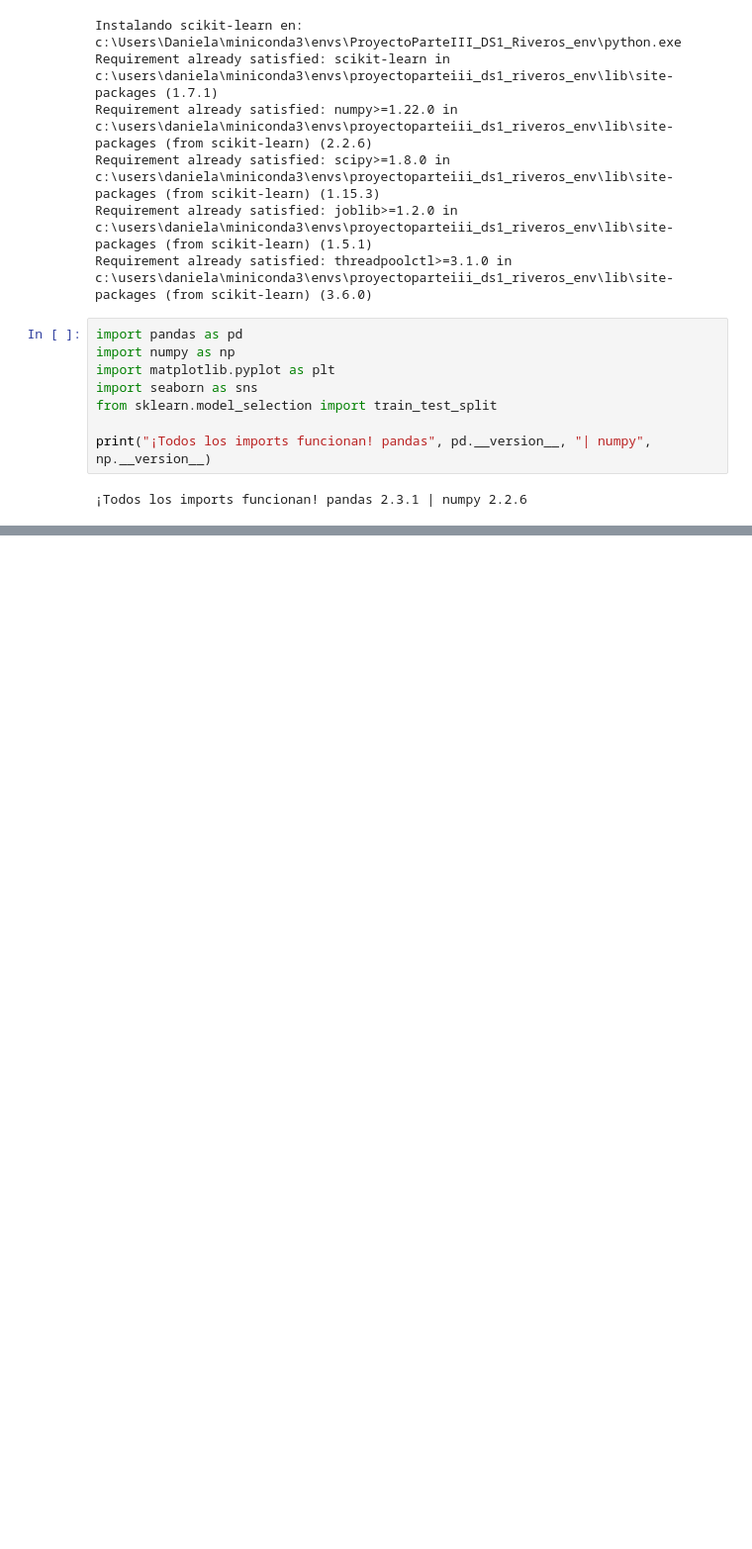
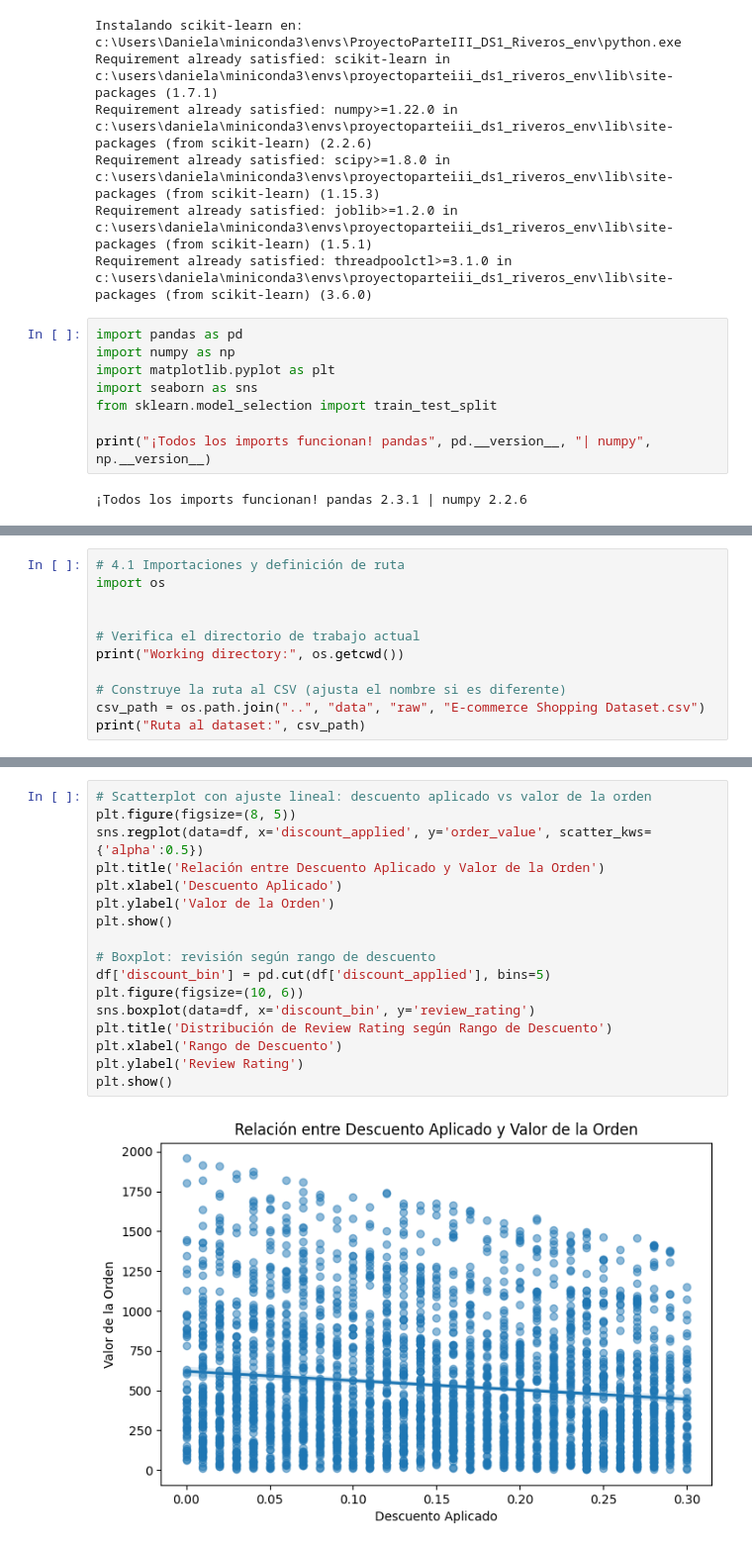
Before and after one commit to rgriveros/data-science-proyecto, a Jupyter notebook: notebooks/ProyectoParteIII_RiverosLobos.ipynb, the cells around one changed output, grey strips where cells are left out. Shown at 99% size. Cells and saved outputs as stored; diff of their text form; blank space fills up the shorter version.

```diff
--- a/notebooks/ProyectoParteIII_RiverosLobos.ipynb
+++ b/notebooks/ProyectoParteIII_RiverosLobos.ipynb
@@ -133,0 +137,11 @@ dtype: int64
+# %%
+# 4.1 Importaciones y definición de ruta
+import os
+
+
+# Verifica el directorio de trabajo actual
+print("Working directory:", os.getcwd())
+
+# Construye la ruta al CSV (ajusta el nombre si es diferente)
+csv_path = os.path.join("..", "data", "raw", "E-commerce Shopping Dataset.csv")
+print("Ruta al dataset:", csv_path)
@@ -133,0 +460,19 @@ dtype: int64
+# %%
+# Scatterplot con ajuste lineal: descuento aplicado vs valor de la orden
+plt.figure(figsize=(8, 5))
+sns.regplot(data=df, x='discount_applied', y='order_value', scatter_kws={'alpha':0.5})
+plt.title('Relación entre Descuento Aplicado y Valor de la Orden')
+plt.xlabel('Descuento Aplicado')
+plt.ylabel('Valor de la Orden')
+plt.show()
+
+# Boxplot: revisión según rango de descuento
+df['discount_bin'] = pd.cut(df['discount_applied'], bins=5)
+plt.figure(figsize=(10, 6))
+sns.boxplot(data=df, x='discount_bin', y='review_rating')
+plt.title('Distribución de Review Rating según Rango de Descuento')
+plt.xlabel('Rango de Descuento')
+plt.ylabel('Review Rating')
+plt.show()
+# %% [output]
+[figure, added]
```
Also changed, not shown: parts of 25 cells of this notebook.
